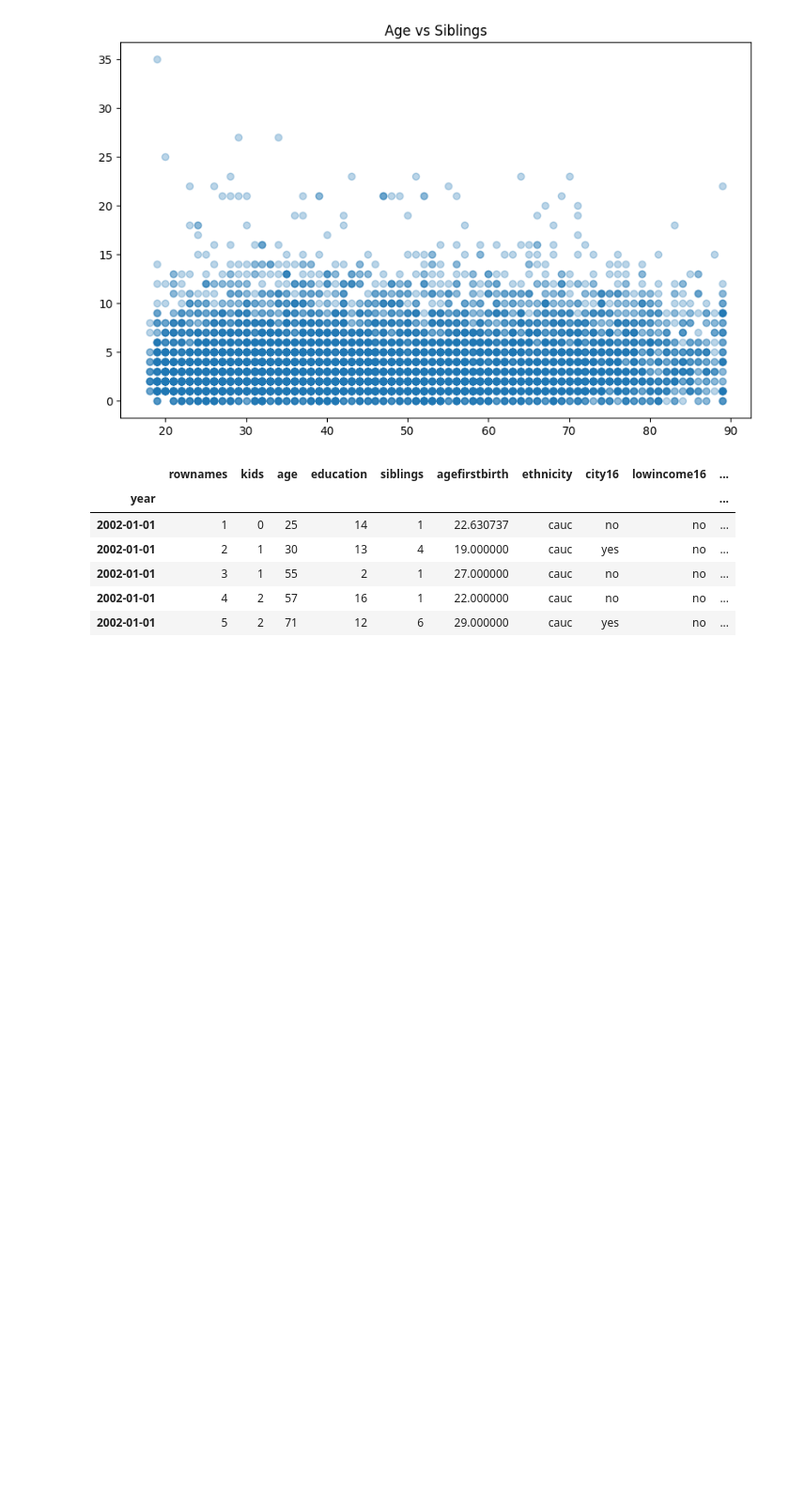
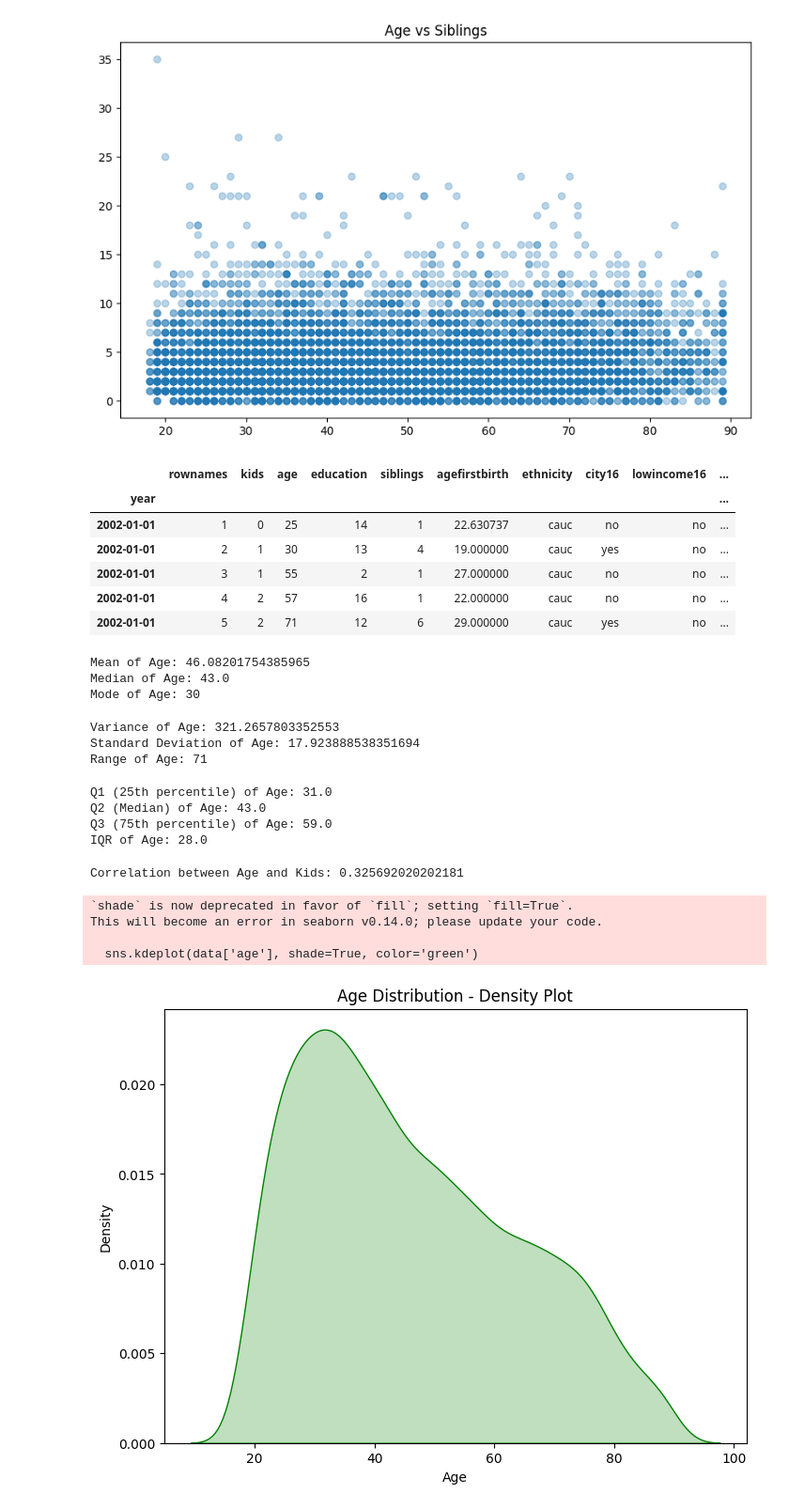
Before and after one commit to SakshamEDA-DA/DA, a Jupyter notebook: 21BDS0036_DA.ipynb, the cells around one changed output. Shown at 94% size. Cells and saved outputs as stored; diff of their text form; code cells hidden in the pictures; blank space fills up the shorter version.

```diff
--- a/21BDS0036_DA.ipynb
+++ b/21BDS0036_DA.ipynb
@@ -267,3 +266,63 @@ data_c.head()
 | 2002-01-01 | 3 | 1 | 55 | 2 | 1 | 27.000000 | cauc | no | no | ... |
 | 2002-01-01 | 4 | 2 | 57 | 16 | 1 | 22.000000 | cauc | no | no | ... |
 | 2002-01-01 | 5 | 2 | 71 | 12 | 6 | 29.000000 | cauc | yes | no | ... |
+# %%
+mean_age = data['age'].mean()
+median_age = data['age'].median()
+mode_age = data['age'].mode()[0]
+
+print(f"Mean of Age: {mean_age}")
+print(f"Median of Age: {median_age}")
+print(f"Mode of Age: {mode_age}")
+# %% [output]
+Mean of Age: 46.08201754385965
+Median of Age: 43.0
+Mode of Age: 30
+# %%
+#measures of dispersion
+variance_age = data['age'].var()
+std_dev_age = data['age'].std()
+range_age = data['age'].max() - data['age'].min()
+
+print(f"Variance of Age: {variance_age}")
+print(f"Standard Deviation of Age: {std_dev_age}")
+print(f"Range of Age: {range_age}")
+# %% [output]
+Variance of Age: 321.2657803352553
+Standard Deviation of Age: 17.923888538351694
+Range of Age: 71
+# %%
+#IQR
+q1 = data['age'].quantile(0.25)
+q2 = data['age'].quantile(0.50)
+q3 = data['age'].quantile(0.75)
+iqr_age = q3 - q1
+
+print(f"Q1 (25th percentile) of Age: {q1}")
+print(f"Q2 (Median) of Age: {q2}")
+print(f"Q3 (75th percentile) of Age: {q3}")
+print(f"IQR of Age: {iqr_age}")
+# %% [output]
+Q1 (25th percentile) of Age: 31.0
+Q2 (Median) of Age: 43.0
+Q3 (75th percentile) of Age: 59.0
+IQR of Age: 28.0
+# %%
+correlation_age_kids = data['age'].corr(data['kids'])
+
+print(f"Correlation between Age and Kids: {correlation_age_kids}")
+# %% [output]
+Correlation between Age and Kids: 0.325692020202181
+# %%
+plt.figure(figsize=(8,6))
+sns.kdeplot(data['age'], shade=True, color='green')
+plt.title('Age Distribution - Density Plot')
+plt.xlabel('Age')
+plt.ylabel('Density')
+plt.show()
+# %% [output]
+`shade` is now deprecated in favor of `fill`; setting `fill=True`.
+This will become an error in seaborn v0.14.0; please update your code.
+
+  sns.kdeplot(data['age'], shade=True, color='green')
+[figure, added]
```
Also changed, not shown: parts of 7 cells of this notebook.
